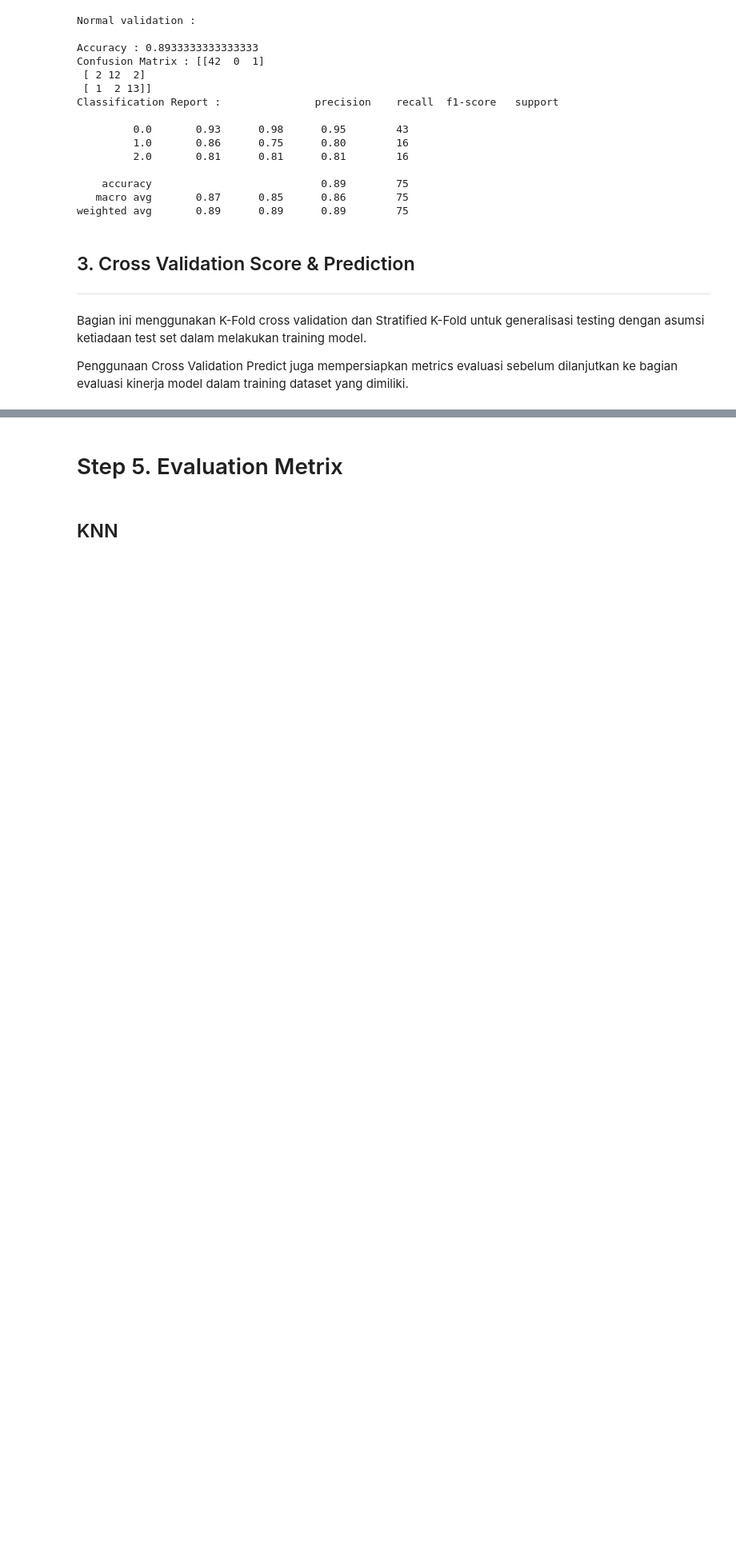
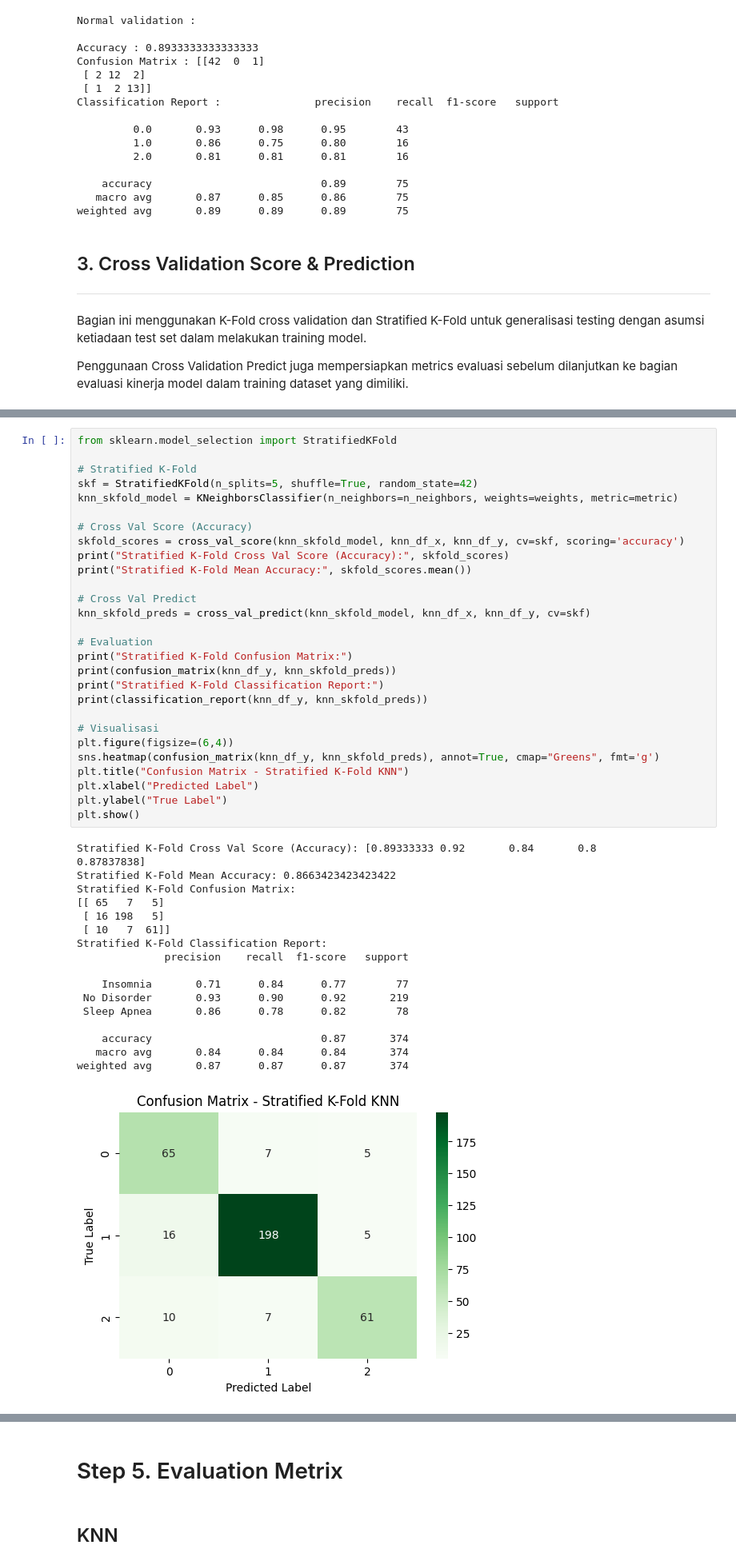
Before and after one commit to LCoder-FILE/TK_MachLearn, a Jupyter notebook: UTS/Code/main.ipynb, the cells around one changed output, grey strips where cells are left out. Shown at 80% size. Drawn from its saved outputs; the diff is of its cells as text; blank space fills up the shorter version.

```diff
--- a/UTS/Code/main.ipynb
+++ b/UTS/Code/main.ipynb
@@ -1133,0 +1189,46 @@ Penggunaan Cross Validation Predict juga mempersiapkan metrics evaluasi sebelum
+# %%
+from sklearn.model_selection import StratifiedKFold
+
+# Stratified K-Fold
+skf = StratifiedKFold(n_splits=5, shuffle=True, random_state=42)
+knn_skfold_model = KNeighborsClassifier(n_neighbors=n_neighbors, weights=weights, metric=metric)
+
+# Cross Val Score (Accuracy)
+skfold_scores = cross_val_score(knn_skfold_model, knn_df_x, knn_df_y, cv=skf, scoring='accuracy')
+print("Stratified K-Fold Cross Val Score (Accuracy):", skfold_scores)
+print("Stratified K-Fold Mean Accuracy:", skfold_scores.mean())
+
+# Cross Val Predict
+knn_skfold_preds = cross_val_predict(knn_skfold_model, knn_df_x, knn_df_y, cv=skf)
+
+# Evaluation
+print("Stratified K-Fold Confusion Matrix:")
+print(confusion_matrix(knn_df_y, knn_skfold_preds))
+print("Stratified K-Fold Classification Report:")
+print(classification_report(knn_df_y, knn_skfold_preds))
+
+# Visualisasi
+plt.figure(figsize=(6,4))
+sns.heatmap(confusion_matrix(knn_df_y, knn_skfold_preds), annot=True, cmap="Greens", fmt='g')
+plt.title("Confusion Matrix - Stratified K-Fold KNN")
+plt.xlabel("Predicted Label")
+plt.ylabel("True Label")
+plt.show()
+# %% [output]
+Stratified K-Fold Cross Val Score (Accuracy): [0.89333333 0.92       0.84       0.8        0.87837838]
+Stratified K-Fold Mean Accuracy: 0.8663423423423422
+Stratified K-Fold Confusion Matrix:
+[[ 65   7   5]
+ [ 16 198   5]
+ [ 10   7  61]]
+Stratified K-Fold Classification Report:
+              precision    recall  f1-score   support
+
+    Insomnia       0.71      0.84      0.77        77
+ No Disorder       0.93      0.90      0.92       219
+ Sleep Apnea       0.86      0.78      0.82        78
+
+    accuracy                           0.87       374
+   macro avg       0.84      0.84      0.84       374
+weighted avg       0.87      0.87      0.87       374
+[figure, added]
```
Also changed, not shown: parts of 14 cells of this notebook.
